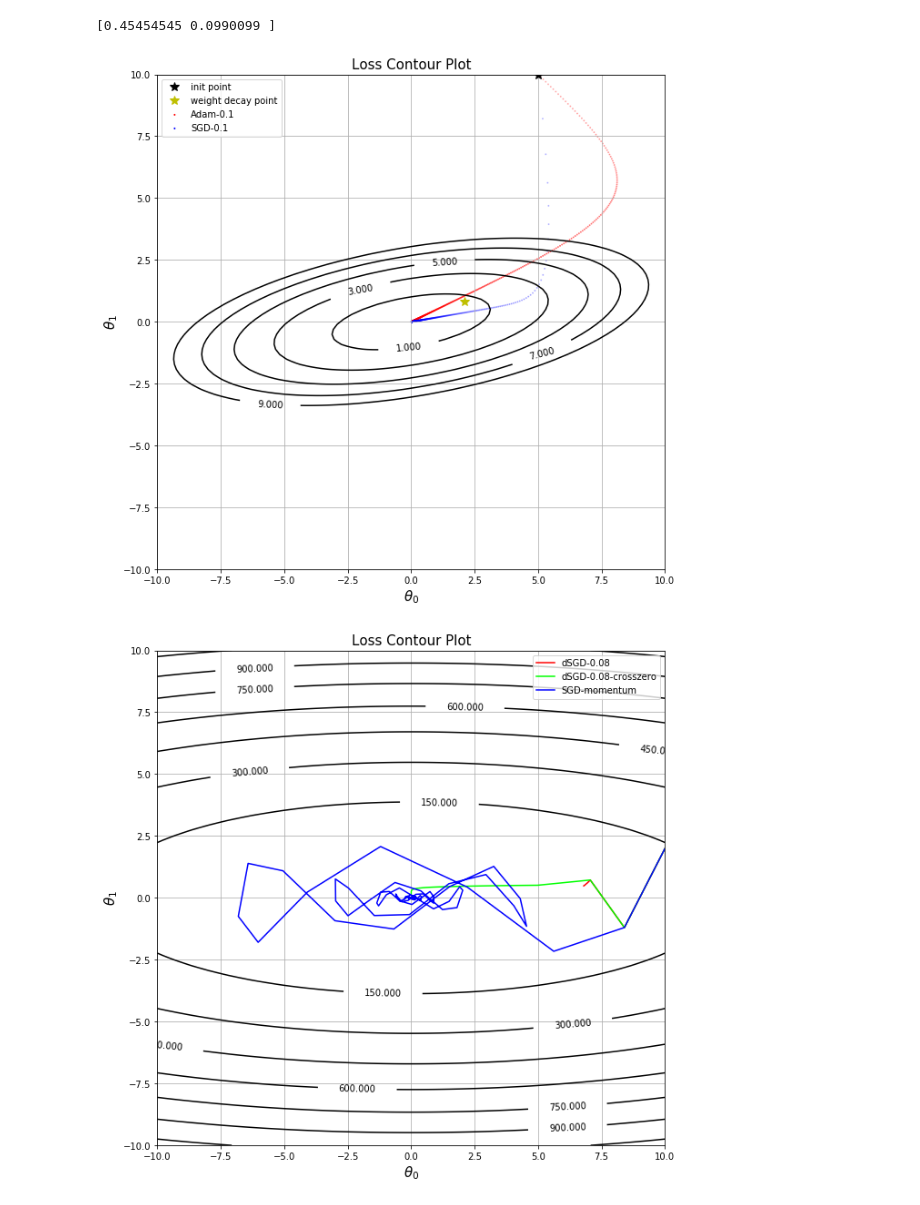
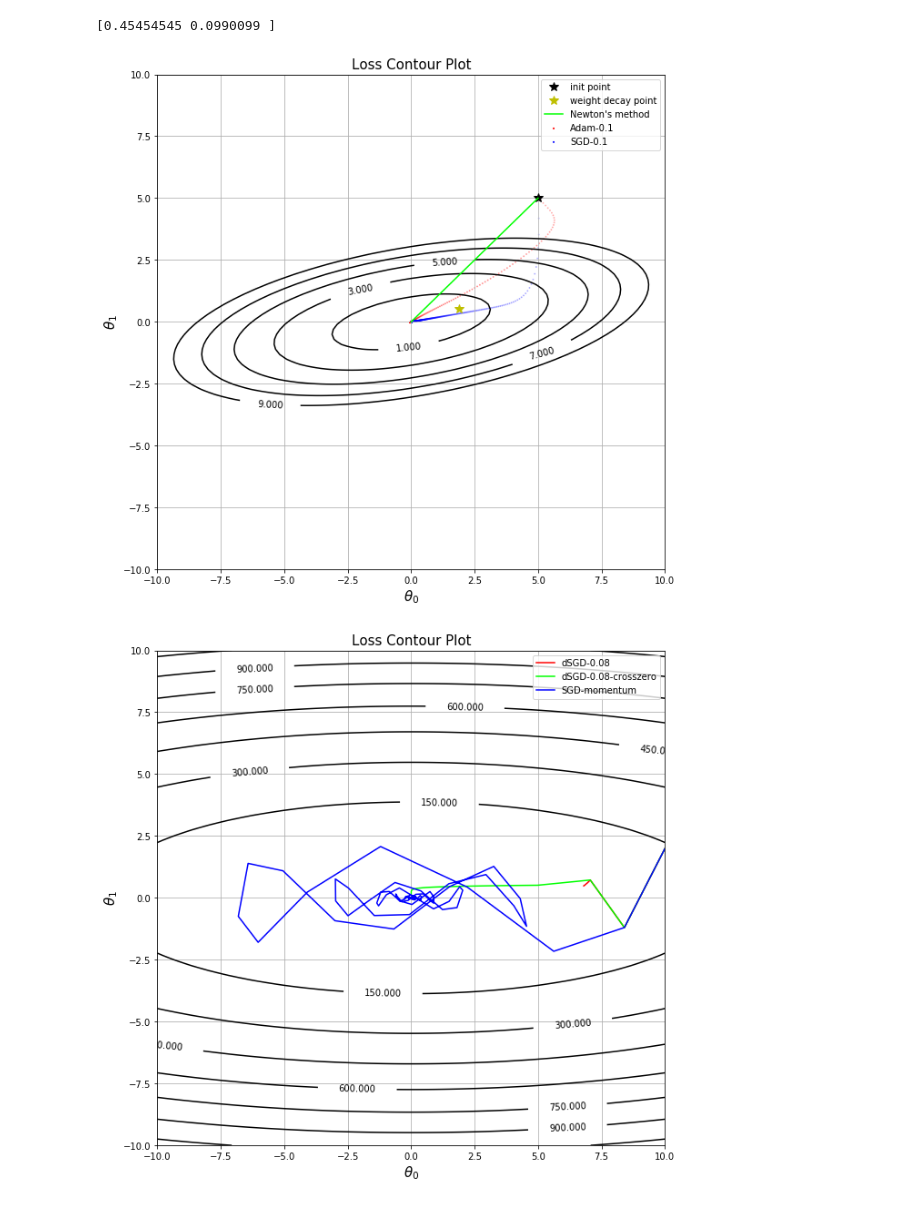
Before and after one commit to nathanwang000/MTL, a Jupyter notebook: FigureMLD5.ipynb, the cells around one changed output. Drawn from its saved outputs; the diff is of its cells as text; code cells hidden in the pictures.

```diff
--- a/FigureMLD5.ipynb
+++ b/FigureMLD5.ipynb
@@ -288,35 +268,40 @@ class OptPath():
             if self.schedule is not None and self.crosszero:
                 name += "-crosszero"
         d = np.sqrt(path[0]**2 + path[1]**2)
         plt.plot(d, '-o', color=color, markersize=1, lw=0.5, label=name)
 
 opt_path = OptPath()
 criteria, M = gen_loss(0.1, 1, 10)
 niter = 300
-x0 = np.array([5, 10])
+x0 = np.array([5, 5])
 x_wd = weight_decay(M.numpy(), 0.05, x0)
 plt.plot([x0[0]], [x0[1]], "*", color='k', markersize=10, label="init point")
 plt.plot([x_wd[0]], [x_wd[1]], "*", color='y', markersize=10, label="weight decay point")
 
 opt_path.get_path(criteria, x0, niter=niter, lr=0.1, opt=torch.optim.Adam)
 opt_path.draw_path(color=[1,0,0])
 
 opt_path.get_path(criteria, x0, niter=niter, lr=0.1, opt=torch.optim.SGD)
 opt_path.draw_path(color=[0,0,1])
+
+# newton's method
+plt.plot(np.linspace(0, x0[0], 50), np.linspace(0, x0[1], 50), color=[0,1,0],
+            label="Newton's method")
 
 # main drawing
 drawContour(Loss(criteria), "Loss", levels=[1,3,5,7,9])
 fig = plt.gcf()
 fig.set_size_inches(10, 10)
 plt.grid()
 leg = plt.legend(markerscale=1)
 for lh in leg.legendHandles:
     lh.set_alpha(1)
 plt.xlim([-10, 10])
 plt.ylim([-10, 10])
+plt.savefig('figures/lsr_loss.png')
 plt.show()
 # %% [output]
-[figure, old version]
+[figure, new version]
 # %%
 opt_path = OptPath()
 criteria, M = gen_loss(1, 10, 0)
```
Also changed, not shown: parts of 1 cell of this notebook, 4 other files.
